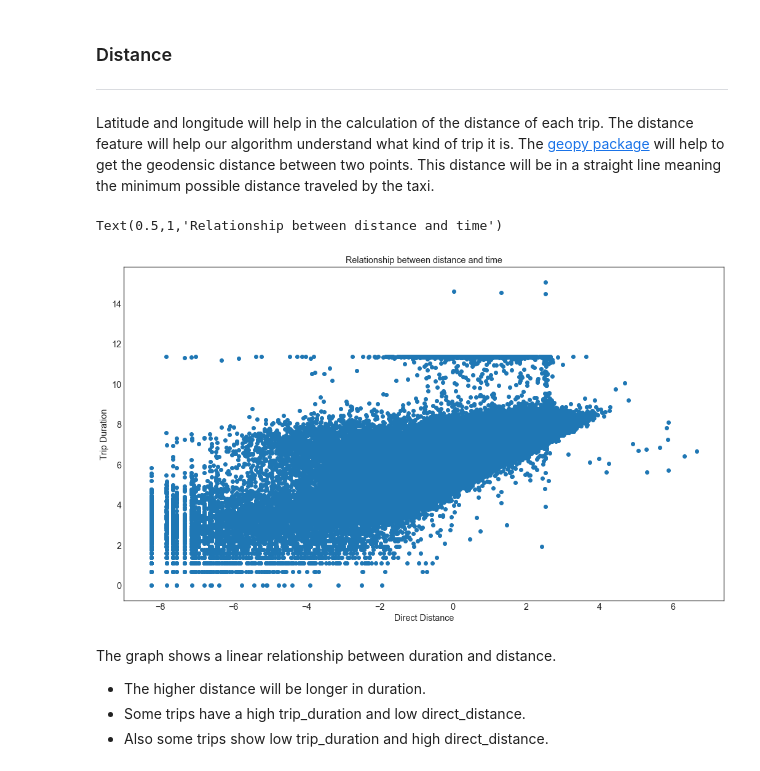
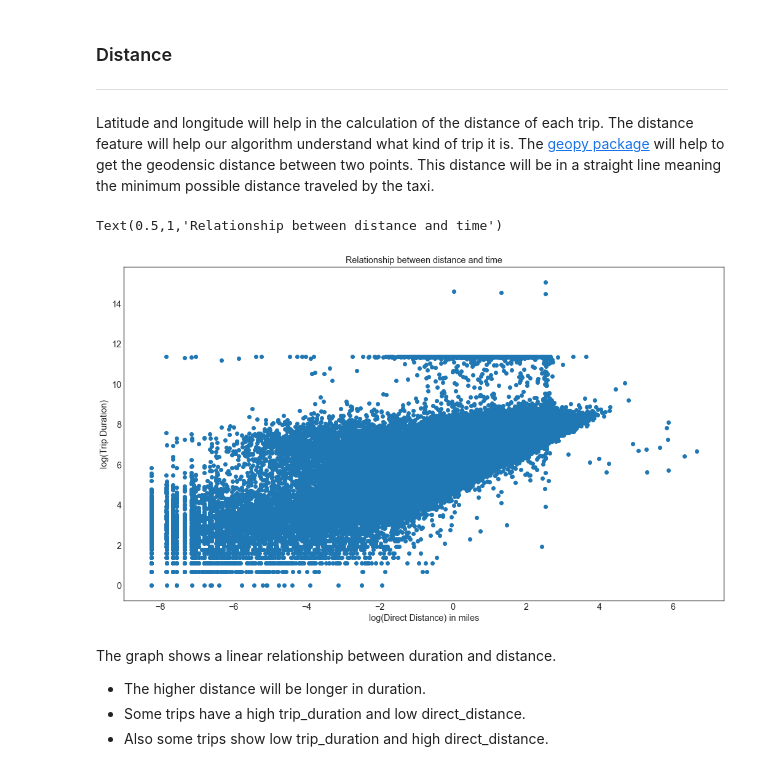
Before and after one commit to ValeryLynn/capstone_project, a Jupyter notebook: data_cleaning.ipynb, the cells around one changed output. Saved outputs shown, nothing was run; the diff lists cells and outputs as text; code cells hidden in the pictures.

```diff
--- a/data_cleaning.ipynb
+++ b/data_cleaning.ipynb
@@ -54,8 +54,8 @@ Populating the interactive namespace from numpy and matplotlib
 ***
 The data was acquired from a Kaggle's Competition called [New York City Taxi Trip Duration](https://www.kaggle.com/c/nyc-taxi-trip-duration). The data has been previously modified in the [EDA notebook](https://github.com/emmpew/datascience/blob/master/capstone_project/exploratory_data_analysis.ipynb).
 # %%
-train = pd.read_csv('modified_train_data.csv')
-test = pd.read_csv('modified_test_data.csv')
+train = pd.read_csv('modified_train_data.csv',index_col=0)
+test = pd.read_csv('modified_test_data.csv',index_col=0)
 # %% [markdown]
 ### Data content <a name="content"></a>
 ***
@@ -119,12 +119,12 @@ distance = pd.DataFrame(train, columns=columns)
 train['direct_distance'] = distance.apply((lambda s: vincenty((s[0],s[1]),(s[2],s[3])).miles),axis=1)
 # %%
 plt.scatter(np.log(train[train['direct_distance']>0]['direct_distance']), np.log(train[train['direct_distance']>0]['trip_duration']))
-plt.xlabel('Direct Distance')
-plt.ylabel('Trip Duration')
+plt.xlabel('log(Direct Distance) in miles')
+plt.ylabel('log(Trip Duration)')
 plt.title("Relationship between distance and time")
 # %% [output]
 Text(0.5,1,'Relationship between distance and time')
-[figure, old version]
+[figure, new version]
 # %% [markdown]
 The graph shows a linear relationship between duration and distance.
 
```
Also changed, not shown: parts of 4 cells of this notebook, 1 other file.
